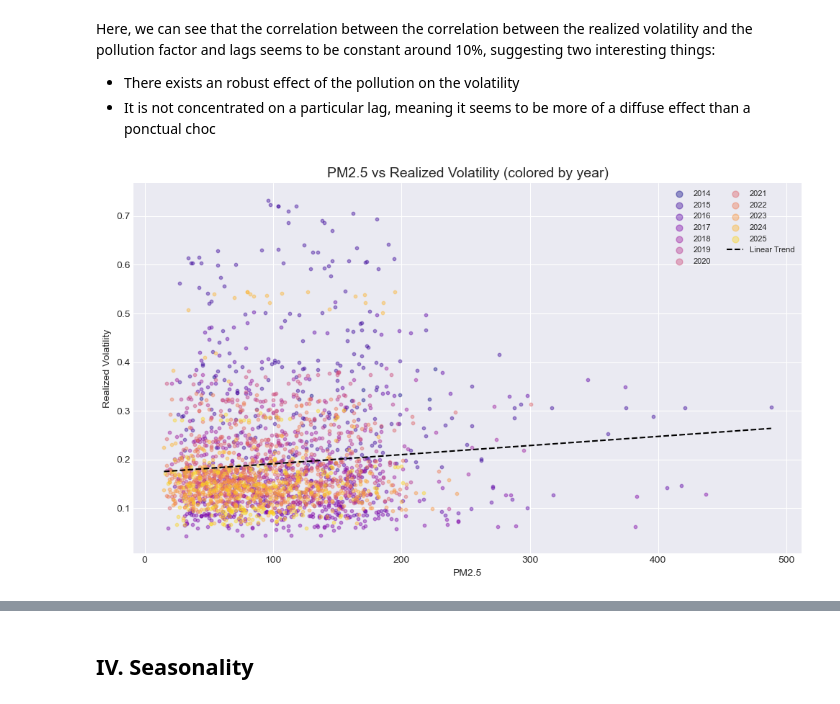
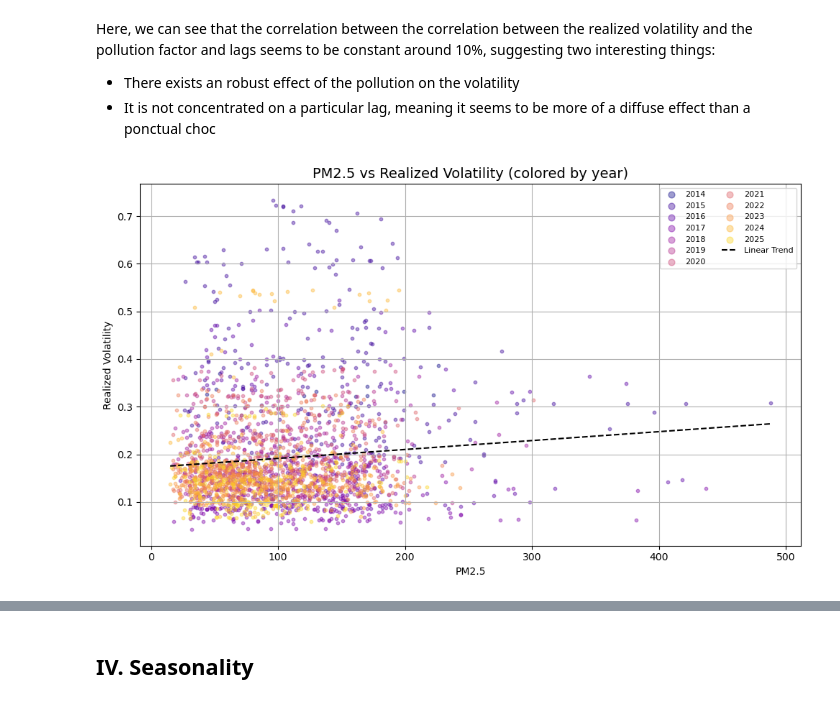
Before and after one commit to StratoQuantX/Correlation-between-Beijing-pollution-levels-and-volatility-in-the-Chinese-options-market, a Jupyter notebook: notebooks/02_eda.ipynb, the cells around one changed output, grey strips where cells are left out. Cells and saved outputs as stored; diff of their text form; code cells hidden in the pictures.

```diff
--- a/notebooks/02_eda.ipynb
+++ b/notebooks/02_eda.ipynb
@@ -195,26 +237,27 @@ Here, we can see that the correlation between the correlation between the realiz
 # %%
 fig, ax = plt.subplots(figsize=(10, 6))
 
 years = sorted(df.index.year.unique())
 cmap = plt.cm.plasma
 colors = {y: cmap(i / len(years)) for i, y in enumerate(years)}
 
 for year in years:
     mask = df.index.year == year
     ax.scatter(df.loc[mask, 'pm25'], df.loc[mask, 'realized_vol'],
                color=colors[year], alpha=0.4, s=10, label=str(year))
 
 # Regression line
 m, b = np.polyfit(df['pm25'], df['realized_vol'], 1)
 x_line = np.linspace(df['pm25'].min(), df['pm25'].max(), 100)
 ax.plot(x_line, m * x_line + b, color='black', linewidth=1.5, linestyle='--', label='Linear Trend')
 
 ax.set_title('PM2.5 vs Realized Volatility (colored by year)', fontsize=14)
 ax.set_xlabel('PM2.5')
 ax.set_ylabel('Realized Volatility')
 ax.legend(markerscale=2, fontsize=8, ncol=2)
 plt.tight_layout()
+plt.grid()
 plt.show()
 # %% [output]
-[figure, old version]
+[figure, new version]
 # %%
```
Also changed, not shown: parts of 14 cells of this notebook, 4 other files.
